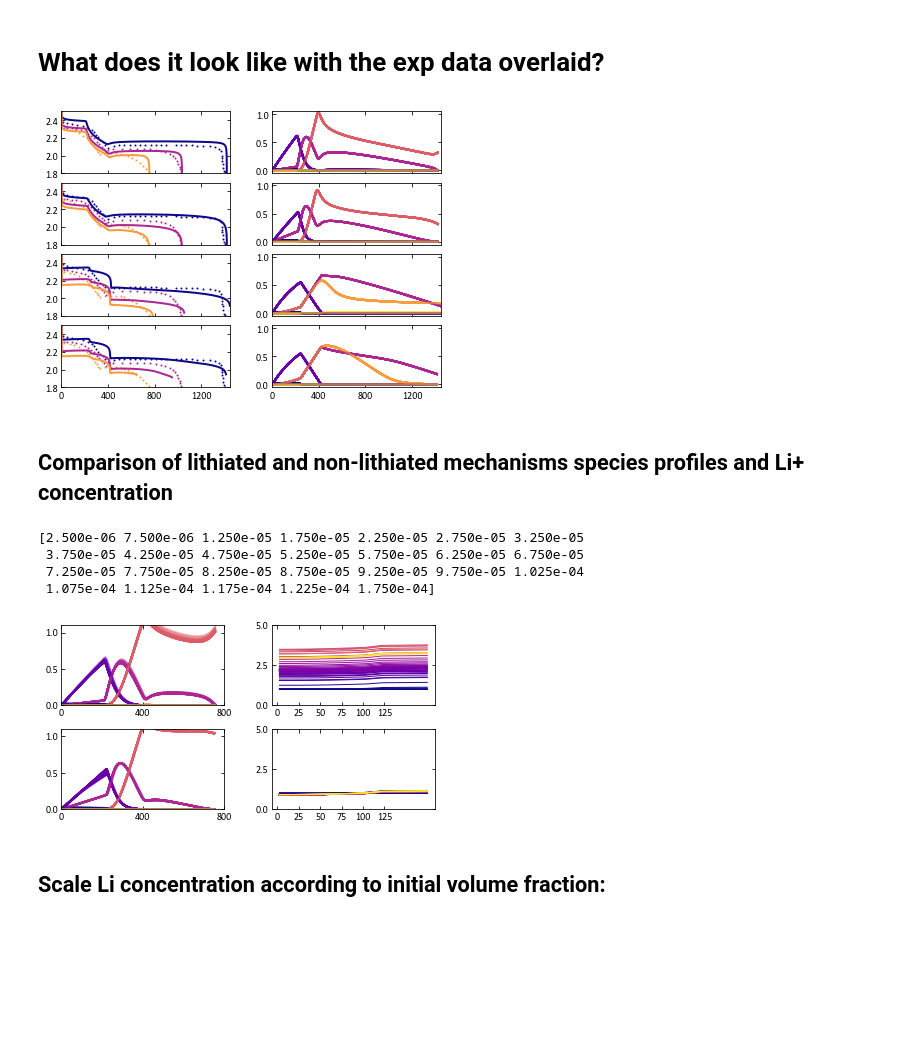
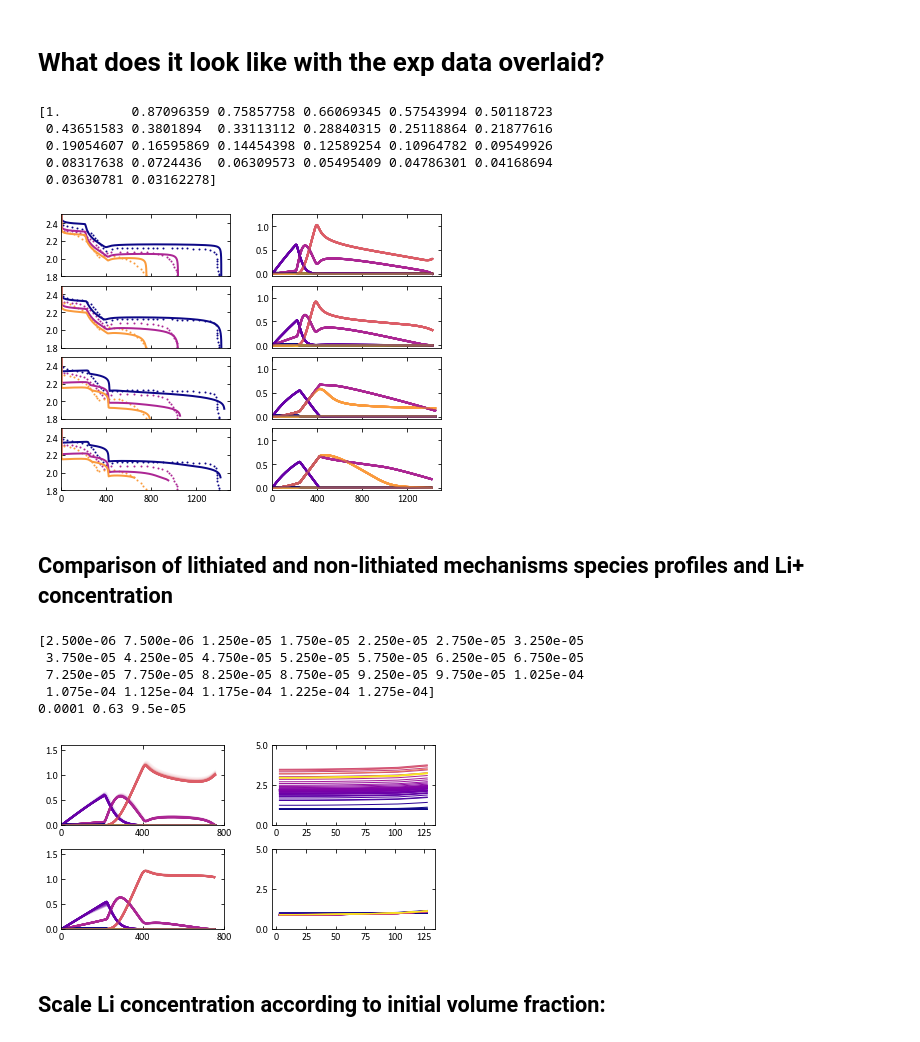
Before and after one commit to decaluwe/2020_Li_Sulfur_Modeling, a Jupyter notebook: Figures/scripts/Li_S Plotting.ipynb, the cells around one changed output. Saved outputs shown, nothing was run; the diff lists cells and outputs as text; code cells hidden in the pictures; blank space fills up the shorter version.

```diff
--- a/Figures/scripts/Li_S Plotting.ipynb
+++ b/Figures/scripts/Li_S Plotting.ipynb
@@ -455,13 +401,13 @@ for i in np.arange(0, 1, 1):
             axs[3,1].plot(Cap_kuzmina_85pct25um[keys_s[i]], C_k_kuzmina_85pct25um[keys_s[i]].iloc[:, k+offset],
                          linewidth=lw, color=cmap_atomistic[k], alpha = alphas[j])
 
-plt.xlim((0, 1450))
+plt.xlim((0, 1550))
 plt.xticks([0, 400, 800, 1200])
 
 for i in range(4):
-    axs[i,0].set_ylim((1.8,2.4))
+    axs[i,0].set_ylim((1.8,2.5))
     axs[i,0].set_yticks([1.8, 2.0, 2.2, 2.4])
-    axs[i,1].set_ylim((-0.05,1.05))
+    axs[i,1].set_ylim((-0.05,1.25))
     axs[i,1].set_yticks([0.0, 0.5, 1.0])
 
 plt.show()
@@ -515,7 +461,8 @@ for k in range(3):
         linewidth=lw)
 
 points = inputs.npoints_cathode+inputs.npoints_sep+1
-alphas = np.linspace(1.,0.3,points)
+alphas = np.logspace(0.,-1.5,points)
+print(alphas)
 # We unfortunately need to mess around with species order, to keep consistent coloring, for Assary and Kuz/mina:
 cmap_atomistic = np.vstack((species_cmap[:4], species_cmap[5], species_cmap[4], species_cmap[6:]))
 
@@ -532,13 +479,13 @@ for i in np.arange(0, 1, 1):
             axs[3,1].plot(Cap_kuzmina_85pct25um[keys_s[i]], C_k_kuzmina_85pct25um[keys_s[i]].iloc[:, k+offset],
                          linewidth=lw, color=cmap_atomistic[k], alpha = alphas[j])
 
-plt.xlim((0, 1450))
+plt.xlim((0, 1500))
 plt.xticks([0, 400, 800, 1200])
 
 for i in range(4):
     axs[i,0].set_ylim((1.8,2.5))
     axs[i,0].set_yticks([1.8, 2.0, 2.2, 2.4])
-    axs[i,1].set_ylim((-0.05,1.05))
+    axs[i,1].set_ylim((-0.05,1.25))
     axs[i,1].set_yticks([0.0, 0.5, 1.0])
 
 plt.subplots_adjust(hspace=0.15,wspace=0.25)
@@ -546,7 +493,12 @@ plt.show()
 fig.savefig('Figure3_alt_Mechanism_comparison.pdf')
 os.chdir(owd)
 # %% [output]
+[1.         0.87096359 0.75857758 0.66069345 0.57543994 0.50118723
+ 0.43651583 0.3801894  0.33113112 0.28840315 0.25118864 0.21877616
+ 0.19054607 0.16595869 0.14454398 0.12589254 0.10964782 0.09549926
+ 0.08317638 0.0724436  0.06309573 0.05495409 0.04786301 0.04168694
+ 0.03630781 0.03162278]
-[figure, old version]
+[figure, new version]
 # %% [markdown]
 ## Comparison of lithiated and non-lithiated mechanisms species profiles and Li+ concentration
 # %%
@@ -585,38 +537,40 @@ for j in np.arange(0, points-1):
         axs[0,0].plot(Cap_cascade_85pct25um[keys_s[C_rate_key]],
             C_k_cascade_85pct25um[keys_s[C_rate_key]].iloc[:, k+offset], linewidth=lw,
             color=species_cmap[k], alpha=alphas[j])
 
 x_cat = np.concatenate((np.linspace(2.5e-6, inputs.H_cat+2.5e-6, inputs.npoints_cathode+1)[:-1],
-     np.linspace(inputs.H_cat+2.5e-6, inputs.H_cat+inputs.H_elyte-2.5e-6, inputs.npoints_sep),np.array([inputs.H_cat+inputs.H_elyte+0.5*inputs.H_an])),0)
+     np.linspace(inputs.H_cat+2.5e-6, inputs.H_cat+inputs.H_elyte-2.5e-6, inputs.npoints_sep),np.array([inputs.H_cat+inputs.H_elyte+0.5*inputs.H_an*(1-0.95)])),0)
 print(x_cat)
+print(inputs.H_an, inputs.epsilon_an, inputs.H_an*0.95)
 
 for j in np.arange(0, len(Cap_Li_85pct25um[keys_s[C_rate_key]]), 30):
     axs[1,1].plot(x_cat*1e6, C_Lip_85pct25um[keys_s[C_rate_key]].iloc[j, 0:points],
                   '-',color = times_cmap_Li[j], linewidth=lw/2)#, alpha=(j+100)/(len(Cap_Li_65pct25um[keys_s[C_rate_key]])+100))
 
 for j in np.arange(0, len(Cap_cascade_85pct25um[keys_s[C_rate_key]]), 30):
     axs[0,1].plot(x_cat*1e6, C_Lip_cascade_85pct25um[keys_s[C_rate_key]].iloc[j, 0:points],
                   '-',color = times_cmap_nonLi[j], linewidth=lw/2)#color = species_cmap[0], alpha=(j+100)/(len(Cap_cascade_65pct25um[keys_s[C_rate_key]])+100))
 
 for j in range(2):
     axs[j,0].set_xlim((0, 800))
     axs[j,0].set_xticks([0, 400, 800])
-    axs[j,0].set_ylim((0.,1.1))
-    axs[j,0].set_yticks([0.0, 0.5, 1.0])
+    axs[j,0].set_ylim((0.,1.6))
+    axs[j,0].set_yticks([0.0, 0.5, 1.0, 1.5])
     axs[j,1].set_ylim((0, 5))
     axs[j,1].set_yticks([0.0, 2.5, 5.0])
     # axs[j,1].set_xlim((0, 125))
     axs[j,1].set_xticks([0, 25, 50, 75, 100, 125])
 
 plt.show()
 fig.savefig('Figure4_PolysulfideMechComparison.pdf')
 os.chdir(owd)
 # %% [output]
 [2.500e-06 7.500e-06 1.250e-05 1.750e-05 2.250e-05 2.750e-05 3.250e-05
  3.750e-05 4.250e-05 4.750e-05 5.250e-05 5.750e-05 6.250e-05 6.750e-05
  7.250e-05 7.750e-05 8.250e-05 8.750e-05 9.250e-05 9.750e-05 1.025e-04
- 1.075e-04 1.125e-04 1.175e-04 1.225e-04 1.750e-04]
+ 1.075e-04 1.125e-04 1.175e-04 1.225e-04 1.275e-04]
+0.0001 0.63 9.5e-05
-[figure, old version]
+[figure, new version]
 # %% [markdown]
 ## Scale Li concentration according to initial volume fraction:
 # %%
```
Also changed, not shown: parts of 18 cells of this notebook, 29 other files.
